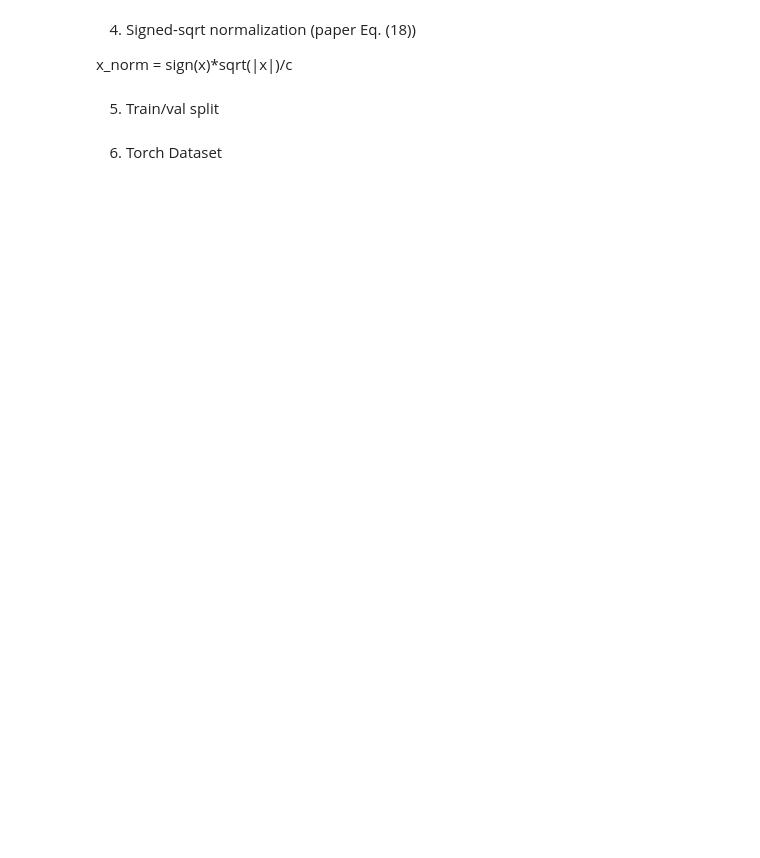
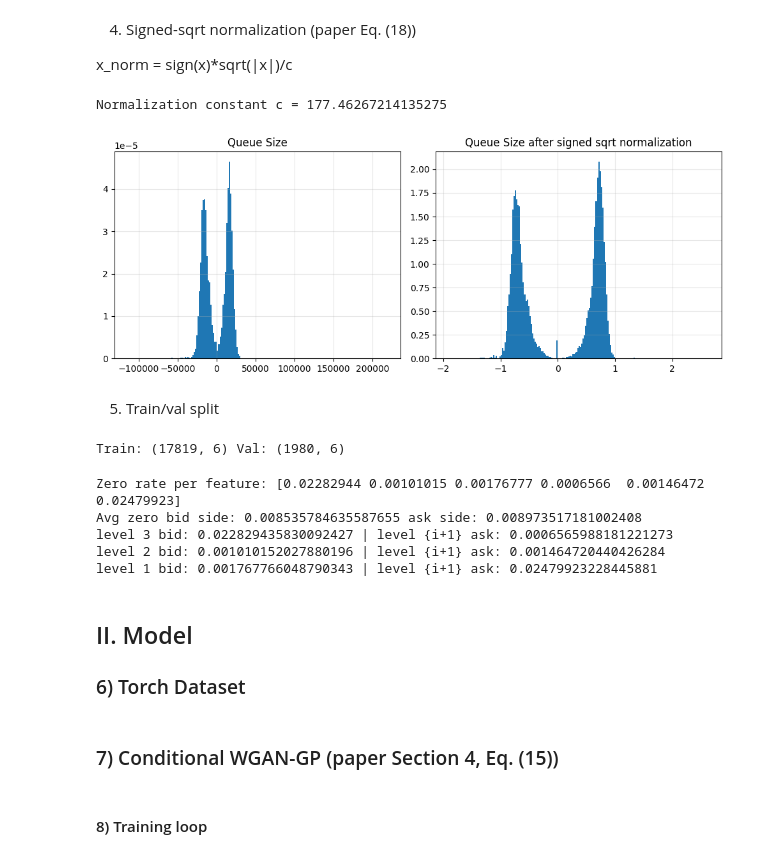
Before and after one commit to MassilGG/deep-lob-gan, a Jupyter notebook: DeepLearning.ipynb, the cells around one changed output. Drawn from its saved outputs; the diff is of its cells as text; code cells hidden in the pictures; blank space fills up the shorter version.

```diff
--- a/DeepLearning.ipynb
+++ b/DeepLearning.ipynb
@@ -34,12 +40,13 @@ Resolving deltas: 100% (1/1), done.
 # %% [markdown]
 1) Load LOBSTER files
 # %%
-name = "AMZN_2012-06-21_34200000_57600000"
-book_path = f"/content/{name}_orderbook_5.csv"   # <-- change
-msg_path  = f"/content/{name}_message_5.csv"     # <-- change (recommended). If missing, set msg_path=None
+name = "MSFT_2012-06-21_34200000_57600000"
+book_path = f"/content/deep-lob-gan/data/{name}_orderbook_5.csv"   # <-- change
+msg_path  = f"/content/deep-lob-gan/data/{name}_message_5.csv"     # <-- change (recommended). If missing, set msg_path=None
 
-LEVELS = 5  # you said 5 levels
-DT_SEC = 10 # paper uses 10s; with 1 day only, consider 1-5s if too few samples
+DATA_LEVELS = 5  # you said 5 levels
+LEVELS = 3
+DT_SEC = 1 # paper uses 10s; with 1 day only, consider 1-5s if too few samples
 DROP_OPEN_MIN = 30
 DROP_CLOSE_MIN = 30
 
@@ -91,7 +98,8 @@ def smart_read_msg(path):
 
 msg_df = smart_read_msg(msg_path)
 time_sec = msg_df.iloc[:, 0].astype(float).values
-book_df = smart_read_book(book_path, levels=LEVELS)
+book_df = smart_read_book(book_path, levels=DATA_LEVELS)
+book_df = book_df.iloc[:, :LEVELS*4].copy()
 print("book_df shape:", book_df.shape)
 print("time range (sec):", float(time_sec[0]), "->", float(time_sec[-1]))
 # %% [output]
@@ -222,23 +237,26 @@ print("Normalization constant c =", c)
 
 Xn = signed_sqrt_norm(X, c).astype(np.float32)
 Yn = signed_sqrt_norm(Y, c).astype(np.float32)
+# %% [output]
+Normalization constant c = 177.46267214135275
 # %%
 raw = np.concatenate([X.flatten(), Y.flatten()])
 normed = signed_sqrt_norm(raw, c)
 
 fig, axs = plt.subplots(1, 2, figsize=(10, 4))
 
-axs[0].hist(raw, bins=200)
-axs[0].set_title("Raw signed volumes")
-axs[0].set_yscale("log")
+axs[0].hist(raw, bins=200,density=True)
+axs[0].set_title("Queue Size")
 axs[0].grid(alpha=0.3)
 
-axs[1].hist(normed, bins=200)
-axs[1].set_title("After signed sqrt normalization")
+axs[1].hist(normed, bins=200,density=True)
+axs[1].set_title("Queue Size after signed sqrt normalization")
 axs[1].grid(alpha=0.3)
 
 plt.tight_layout()
 plt.show()
+# %% [output]
+[figure, added]
 # %% [markdown]
 5) Train/val split
 # %%
@@ -250,8 +268,25 @@ tr_idx, va_idx = perm[:split], perm[split:]
 Xtr, Ytr = Xn[tr_idx], Yn[tr_idx]
 Xva, Yva = Xn[va_idx], Yn[va_idx]
 print("Train:", Xtr.shape, "Val:", Xva.shape)
+# %% [output]
+Train: (17819, 6) Val: (1980, 6)
-# %% [markdown]
-6) Torch Dataset
+# %%
+k = LEVELS
+zero_per_feat = (np.abs(Y) < 1e-12).mean(axis=0)
+print("Zero rate per feature:", zero_per_feat)
+
+print("Avg zero bid side:", zero_per_feat[:k].mean(), "ask side:", zero_per_feat[k:].mean())
+for i in range(k):
+    print(f"level {k-i} bid:", zero_per_feat[i], "| level {i+1} ask:", zero_per_feat[k+i])
+# %% [output]
+Zero rate per feature: [0.02282944 0.00101015 0.00176777 0.0006566  0.00146472 0.02479923]
+Avg zero bid side: 0.008535784635587655 ask side: 0.008973517181002408
+level 3 bid: 0.022829435830092427 | level {i+1} ask: 0.0006565988181221273
+level 2 bid: 0.001010152027880196 | level {i+1} ask: 0.001464720440426284
+level 1 bid: 0.001767766048790343 | level {i+1} ask: 0.02479923228445881
+# %% [markdown]
+## II. Model
+### 6) Torch Dataset
 # %%
 class LobTransitionDataset(Dataset):
     def __init__(self, Xcond, Ytarget):
@@ -263,3 +298,5 @@ class LobTransitionDataset(Dataset):
 BATCH_SIZE = 512 if len(Xtr) >= 2048 else 128
 train_loader = DataLoader(LobTransitionDataset(Xtr, Ytr), batch_size=BATCH_SIZE, shuffle=True, drop_last=True)
 val_loader   = DataLoader(LobTransitionDataset(Xva, Yva), batch_size=BATCH_SIZE, shuffle=False, drop_last=False)
+# %% [markdown]
+### 7) Conditional WGAN-GP (paper Section 4, Eq. (15))
@@ -265,0 +392,2 @@ val_loader   = DataLoader(LobTransitionDataset(Xva, Yva), batch_size=BATCH_SIZE,
+# %% [markdown]
+#### 8) Training loop
```
Also changed, not shown: parts of 23 cells of this notebook.
